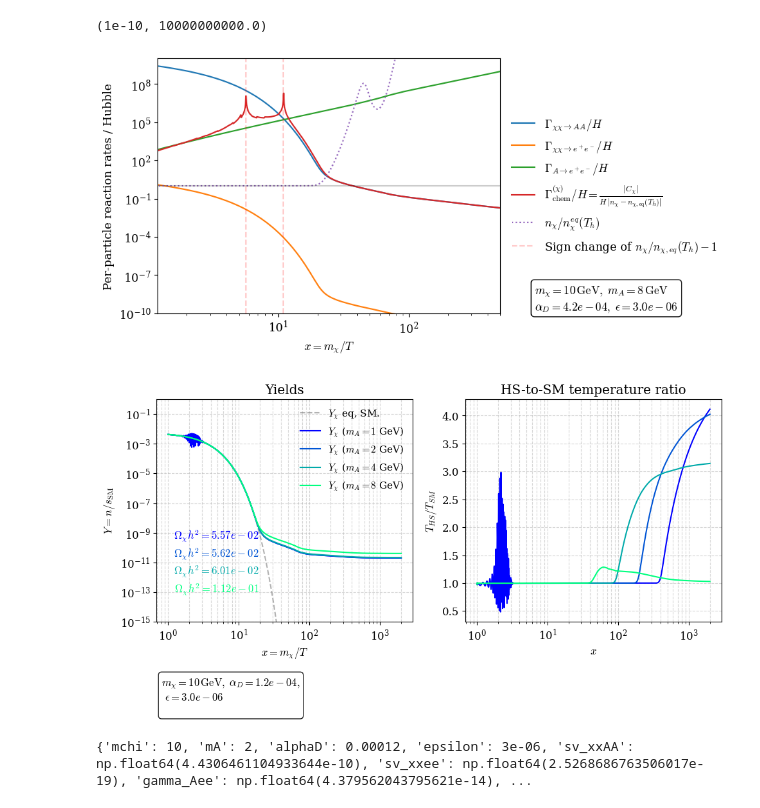
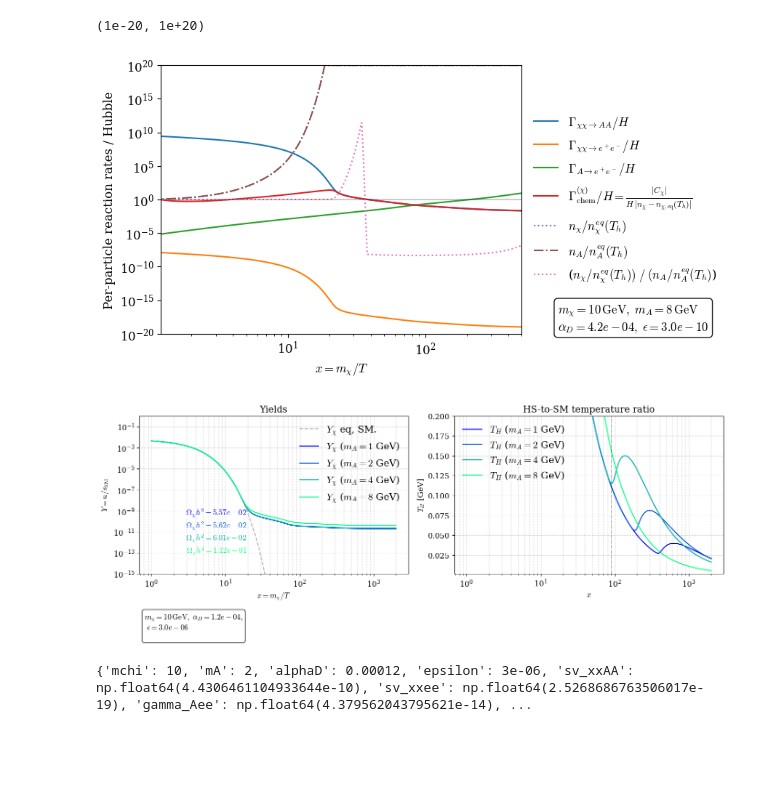
Before and after one commit to charlottemyers/darkphotons, a Jupyter notebook: dark_photon_freezeout_improved.ipynb, the cells around one changed output. Saved outputs shown, nothing was run; the diff lists cells and outputs as text; code cells hidden in the pictures; blank space fills up the shorter version.

```diff
--- a/dark_photon_freezeout_improved.ipynb
+++ b/dark_photon_freezeout_improved.ipynb
@@ -469,7 +491,7 @@ def Y(n, T): return n / s_SM(T)
 
 # decrease mass, increase couplings
 alpha = 4.18e-4 #10
-epsilon =  3e-6
+epsilon =  3e-10
 mchi = 10 # 0.3
 mA = 8 # 0.3*0.7
 
@@ -646,17 +668,17 @@ cap_nx_ratio = np.minimum(nx_ratio, 1e20)
 cap_nA_ratio = np.minimum(nA_ratio, 1e20)
 
 plt.loglog(x_evolve, cap_nx_ratio,   ls=':', label=r"$n_\chi / n_\chi^{eq}(T_h)$")
-#plt.loglog(x_evolve, cap_nA_ratio,   ls='-.', label=r"$n_A / n_A^{eq}(T_h)$")
-#plt.loglog(x_evolve, ratio_ratio,   ls=':', label=r"($n_\chi / n_\chi^{eq}(T_h)) \; / \; (n_A / n_A^{eq}(T_h)$)")
+plt.loglog(x_evolve, cap_nA_ratio,   ls='-.', label=r"$n_A / n_A^{eq}(T_h)$")
+plt.loglog(x_evolve, ratio_ratio,   ls=':', label=r"($n_\chi / n_\chi^{eq}(T_h)) \; / \; (n_A / n_A^{eq}(T_h)$)")
 
 
-diffs = np.diff(np.sign(cap_nx_ratio - 1))
-sign_changes = np.where(diffs != 0)[0]
-for (i, idx) in enumerate(sign_changes):
-    if i == 0:
-        plt.axvline(x_evolve[idx], color='red', ls='--', alpha=0.2, label = "Sign change of $n_\chi / n_{\chi,eq}(T_h) - 1$")
-    else:
-        plt.axvline(x_evolve[idx], color='red', ls='--', alpha=0.2)
+# diffs = np.diff(np.sign(cap_nx_ratio - 1))
+# sign_changes = np.where(diffs != 0)[0]
+# for (i, idx) in enumerate(sign_changes):
+#     if i == 0:
+#         plt.axvline(x_evolve[idx], color='red', ls='--', alpha=0.2, label = "Sign change of $n_\chi / n_{\chi,eq}(T_h) - 1$")
+#     else:
+#         plt.axvline(x_evolve[idx], color='red', ls='--', alpha=0.2)
 
 
 params = diag["params"]
@@ -671,36 +693,36 @@ plt.text(1.1, 0, param_text,
             va='bottom', ha='left',
             bbox=dict(boxstyle='round', facecolor='white', alpha=0.9),
             clip_on=False)
 
 plt.legend(loc="center left", bbox_to_anchor=(1.02, 0.5),
           frameon=False, borderaxespad=0., handlelength=2, labelspacing=0.6)
 plt.xlabel(r"$x = m_\chi / T$")
 plt.ylabel(r"Per-particle reaction rates / Hubble")
 plt.axhline(1.0, color='k', ls='-', alpha = 0.2)
 plt.xlim(1.2, 500)
-plt.ylim(1e-10, 1e10)
+plt.ylim(1e-20, 1e20)
 
 
 # xs = x_evolve
 # plt.figure()
 # #plt.loglog(xs, Cchi_over_Hn, label=r"$C_\chi / H n_\chi$")
 # #plt.loglog(xs, CA_over_Hn, label=r"$C_A / H n_A$")
 
 # plt.loglog(xs, -Cchi_evolve, label=r"$-  C_\chi$")
 # plt.loglog(xs, CA_evolve, label=r"$C_A$")
 # plt.loglog(xs, -Qh_evolve, label=r"$- Q_h$")
 
 # #plt.loglog(xs, -Cchi_evolve + CA_evolve, label=r"$C_\chi + C_A$")
 
 # #plt.plot(xs, Qh_evolve, label=r"$Q_h$")
 # #plt.axhline(1.0, color='k', ls='--')
 # plt.xlim(1.01, 500)
 # plt.xlabel(r"$x = m_\chi / T$")
 # plt.ylabel(r"Collision terms (GeV$^4$)")
 #plt.legend()
 # %% [output]
-(1e-10, 10000000000.0)
+(1e-20, 1e+20)
-[figure, old version]
+[figure, new version]
 # %%
 # do a linear fit to the HS temperature at late times (x > 100)
 from scipy.stats import linregress
@@ -828,19 +850,7 @@ resultsB = evolve(paramsB, x_i, x_f, y0, xs, log_space = True)
 resultsC = evolve(paramsC, x_i, x_f, y0, xs, log_space = True)
 resultsD = evolve(paramsD, x_i, x_f, y0, xs, log_space = True)
 # %%
-
 palette = plt.get_cmap("winter", 4)
-
-# runs = [
-#     {"params": paramsA, "result": resultsA,
-#      "label": r"$\alpha_D = 3\times10^{-5}$", "color": palette(0)},
-#     {"params": paramsB, "result": resultsB,
-#      "label": r"$\alpha_D = 6\times10^{-5}$", "color": palette(1),  },
-#     {"params": paramsC, "result": resultsC,
-#      "label": r"$\alpha_D = 1.2\times10^{-4}$", "color": palette(2)},
-#     {"params": paramsD, "result": resultsD,
-#         "label": r"$\alpha_D = 2.4\times10^{-4}$", "color": palette(3)},
-# ]
 
 runs = [
     {"params": paramsA, "result": resultsA,
@@ -864,7 +874,7 @@ ls_cycle = cycle(['-', '--', '-.', ':'])
 col_chi, col_A = "green", "blue"
 
 
-fig, ax = plt.subplots(1, 2, figsize=(10, 6))
+fig, ax = plt.subplots(1, 2, figsize=(14, 6))
 go = True
 
 for i, run in enumerate(runs):
@@ -911,8 +921,8 @@ for i, run in enumerate(runs):
         )
 
     # --- Temperature ratio ---
-    ax[1].plot(xs, Th/T, ls="-", color=c)
-    # ax[1].plot(xs, Th, color=c, label=rf"$T_H$ ({lbl_run})", ls = "-")
+    #ax[1].plot(xs, Th/T, ls="-", color=c)
+    ax[1].plot(xs, Th, color=c, label=rf"$T_H$ ({lbl_run})", ls = "-")
     # ax[1].plot(xs, T, ':', color='grey', alpha=0.6, label=r"$T_{SM}$")
 
     if i == 0 and show_param_box_first:
@@ -938,20 +948,26 @@ ax[0].set_title("Yields")
 ax[0].grid(True, which='both', ls='--', alpha=0.5)
 
 ax[1].set_xlabel(r"$x$")
-ax[1].set_ylabel(r"$T_{HS}/T_{SM}$")
+#ax[1].set_ylabel(r"$T_{HS}/T_{SM}$")
 ax[1].set_title("HS-to-SM temperature ratio")
 ax[1].grid(True, which='both', ls='--', alpha=0.5)
 
-ax[0].legend(frameon=False, fontsize=11, ncol=1, framealpha=0.4)
-ax[1].legend(frameon=False, fontsize=11, ncol=1)
+ax[0].legend(frameon=False, fontsize=15, ncol=1, framealpha=0.4)
+ax[1].legend(frameon=False, fontsize=15, ncol=1)
 ax[1].set_xscale('log')
 #ax[1].set_yscale('log')
+
+ax[1].axvline(90, color='k', ls='--', alpha=0.2)
+
+ax[1].set_ylabel(r"$T_H$ [GeV]")
+ax[1].set_ylim(1e-3, .2)
+
 
 
 plt.tight_layout()
 plt.show()
 # %% [output]
-[figure, old version]
+[figure, new version]
 # %%
 print(paramsB)
 # %% [output]
```
Also changed, not shown: parts of 16 cells of this notebook, 2 other files.
